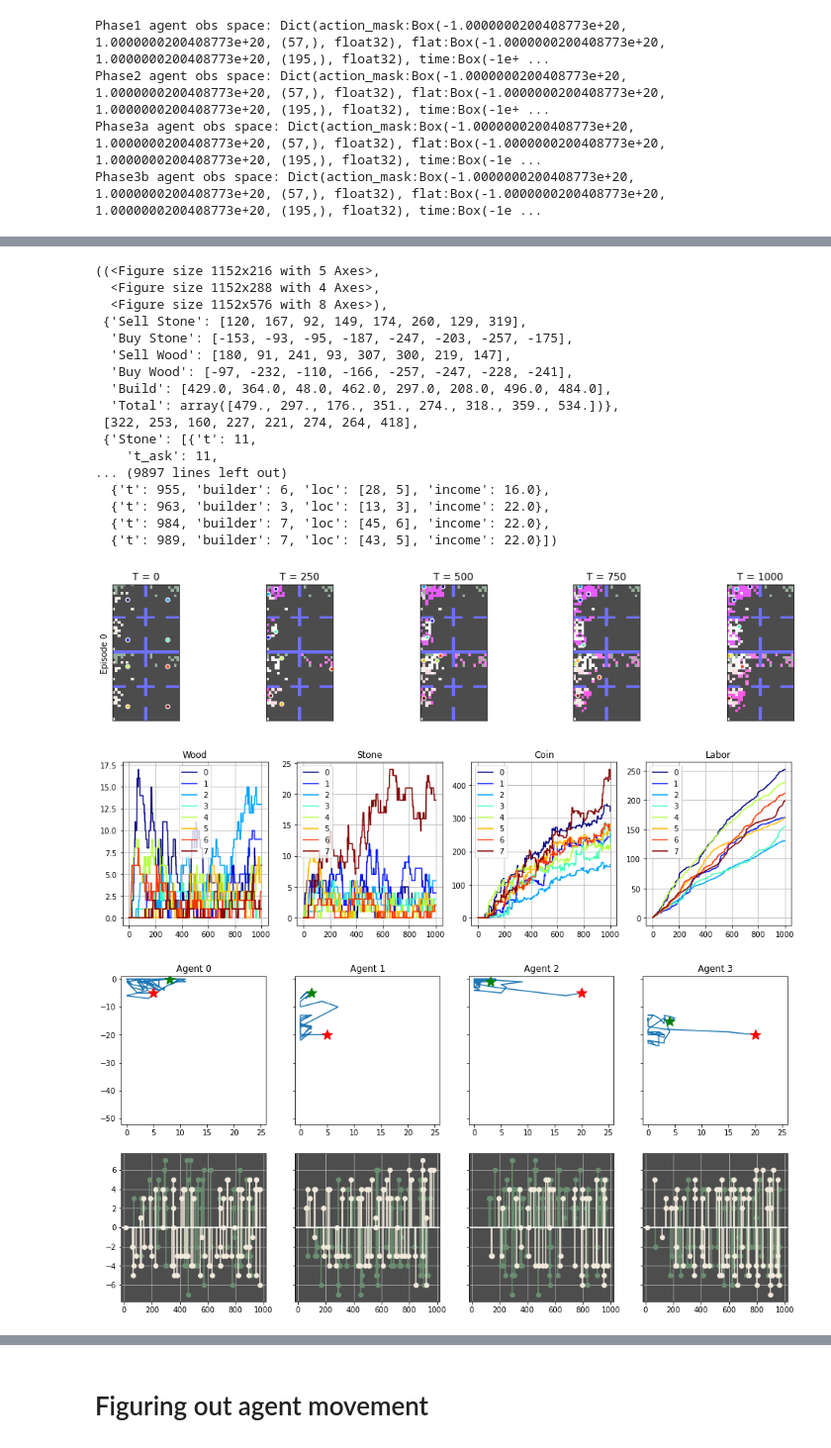
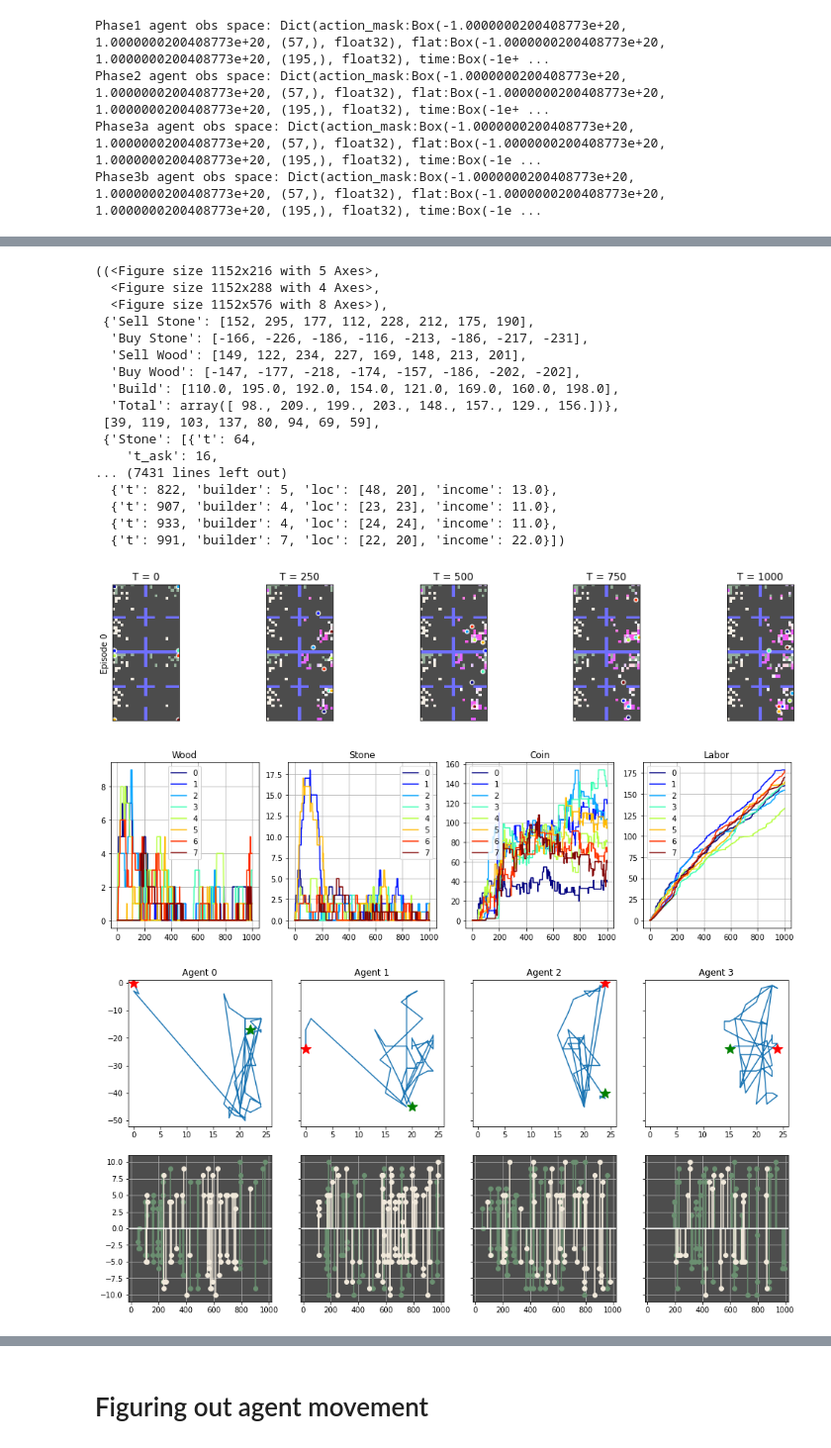
Before and after one commit to DragonsAreFuckingCool/DRL-in-international-economy-ai-economist-, a Jupyter notebook: tutorials/tax_annealing_simulation.ipynb, the cells around one changed output, grey strips where cells are left out. Shown at 99% size. Drawn from its saved outputs; the diff is of its cells as text; code cells hidden in the pictures.

```diff
--- a/tutorials/tax_annealing_simulation.ipynb
+++ b/tutorials/tax_annealing_simulation.ipynb
@@ -2640,4 +3135,4 @@ OK p_bottom
 # %%
-plotting.breakdown(dense_logs[1])
+plotting.breakdown(dense_logs[0])
 # %% [output]
 _______________:_ Agent  0 _____|_ Agent  1 _____|_ Agent  2 _____|_ Agent  3 _____|_ Agent  4 _____|_ Agent  5 _____|_ Agent  6 _____|_ Agent  7 ____
@@ -2650,21 +3145,21 @@ Income (Build) :  11.00 (n= 39) |  13.00 (n= 28) |  16.00 (n=  3) |  22.00 (n= 2
 ((<Figure size 1152x216 with 5 Axes>,
   <Figure size 1152x288 with 4 Axes>,
   <Figure size 1152x576 with 8 Axes>),
- {'Sell Stone': [120, 167, 92, 149, 174, 260, 129, 319],
-  'Buy Stone': [-153, -93, -95, -187, -247, -203, -257, -175],
-  'Sell Wood': [180, 91, 241, 93, 307, 300, 219, 147],
-  'Buy Wood': [-97, -232, -110, -166, -257, -247, -228, -241],
-  'Build': [429.0, 364.0, 48.0, 462.0, 297.0, 208.0, 496.0, 484.0],
-  'Total': array([479., 297., 176., 351., 274., 318., 359., 534.])},
- [322, 253, 160, 227, 221, 274, 264, 418],
- {'Stone': [{'t': 11,
-    't_ask': 11,
-... (9897 lines left out)
-  {'t': 955, 'builder': 6, 'loc': [28, 5], 'income': 16.0},
-  {'t': 963, 'builder': 3, 'loc': [13, 3], 'income': 22.0},
-  {'t': 984, 'builder': 7, 'loc': [45, 6], 'income': 22.0},
-  {'t': 989, 'builder': 7, 'loc': [43, 5], 'income': 22.0}])
+ {'Sell Stone': [152, 295, 177, 112, 228, 212, 175, 190],
+  'Buy Stone': [-166, -226, -186, -116, -213, -186, -217, -231],
+  'Sell Wood': [149, 122, 234, 227, 169, 148, 213, 201],
+  'Buy Wood': [-147, -177, -218, -174, -157, -186, -202, -202],
+  'Build': [110.0, 195.0, 192.0, 154.0, 121.0, 169.0, 160.0, 198.0],
+  'Total': array([ 98., 209., 199., 203., 148., 157., 129., 156.])},
+ [39, 119, 103, 137, 80, 94, 69, 59],
+ {'Stone': [{'t': 64,
+    't_ask': 16,
+... (7431 lines left out)
+  {'t': 822, 'builder': 5, 'loc': [48, 20], 'income': 13.0},
+  {'t': 907, 'builder': 4, 'loc': [23, 23], 'income': 11.0},
+  {'t': 933, 'builder': 4, 'loc': [24, 24], 'income': 11.0},
+  {'t': 991, 'builder': 7, 'loc': [22, 20], 'income': 22.0}])
-[figure, old version]
+[figure, new version]
-[figure, old version]
+[figure, new version]
-[figure, old version]
+[figure, new version]
 # %%
```
Also changed, not shown: parts of 43 cells of this notebook.
